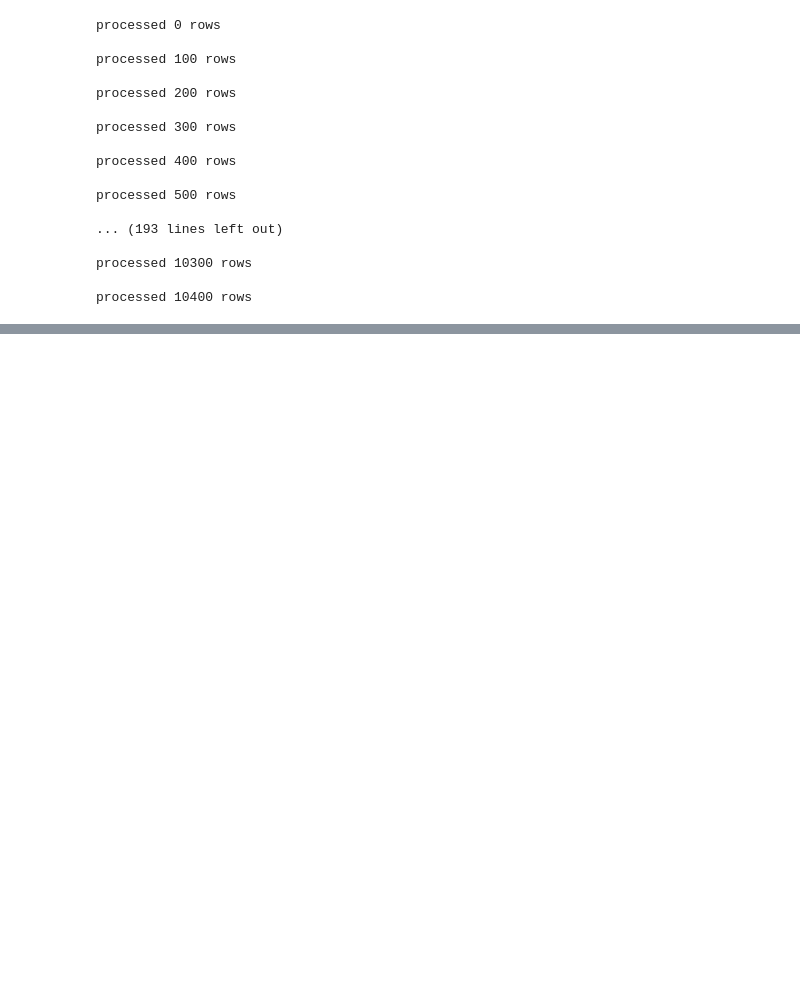
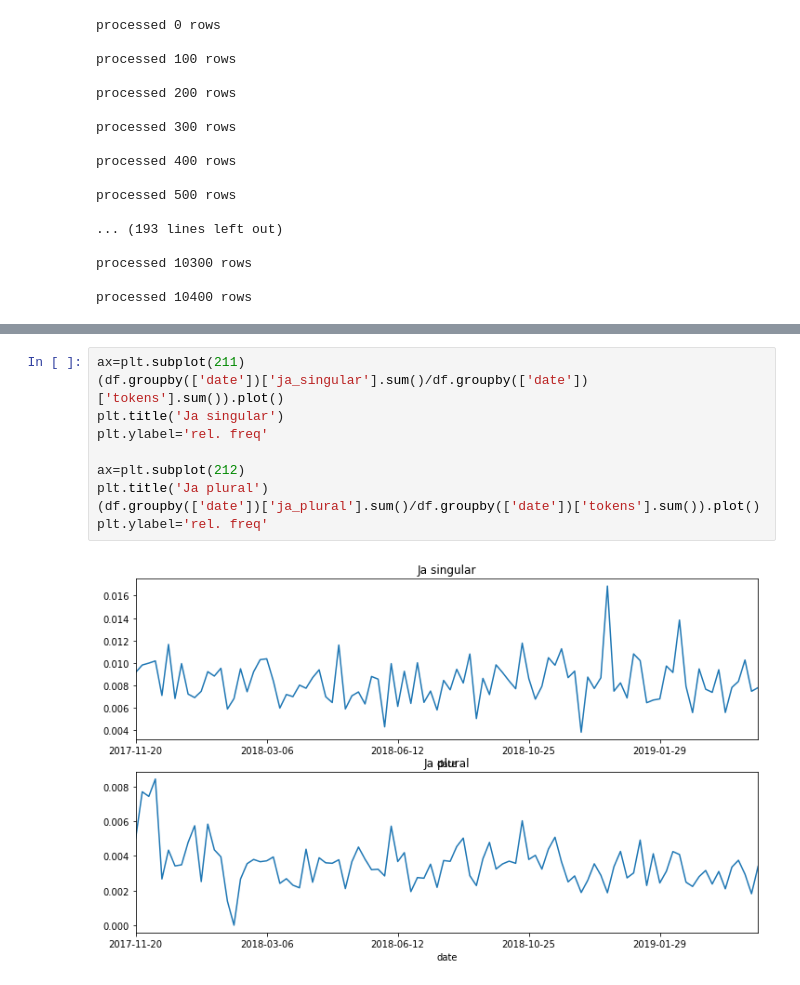
Before and after one commit to mbercas/psp_cz, a Jupyter notebook: 2_tagging_the_files.ipynb, the cells around one changed output, grey strips where cells are left out. Cells and saved outputs as stored; diff of their text form; blank space fills up the shorter version.

```diff
--- a/2_tagging_the_files.ipynb
+++ b/2_tagging_the_files.ipynb
@@ -199,0 +207,12 @@ dff.describe()
+# %%
+ax=plt.subplot(211)
+(df.groupby(['date'])['ja_singular'].sum()/df.groupby(['date'])['tokens'].sum()).plot()
+plt.title('Ja singular')
+plt.ylabel='rel. freq'
+
+ax=plt.subplot(212)
+plt.title('Ja plural')
+(df.groupby(['date'])['ja_plural'].sum()/df.groupby(['date'])['tokens'].sum()).plot()
+plt.ylabel='rel. freq'
+# %% [output]
+[figure, added]
```
Also changed, not shown: parts of 4 cells of this notebook.
